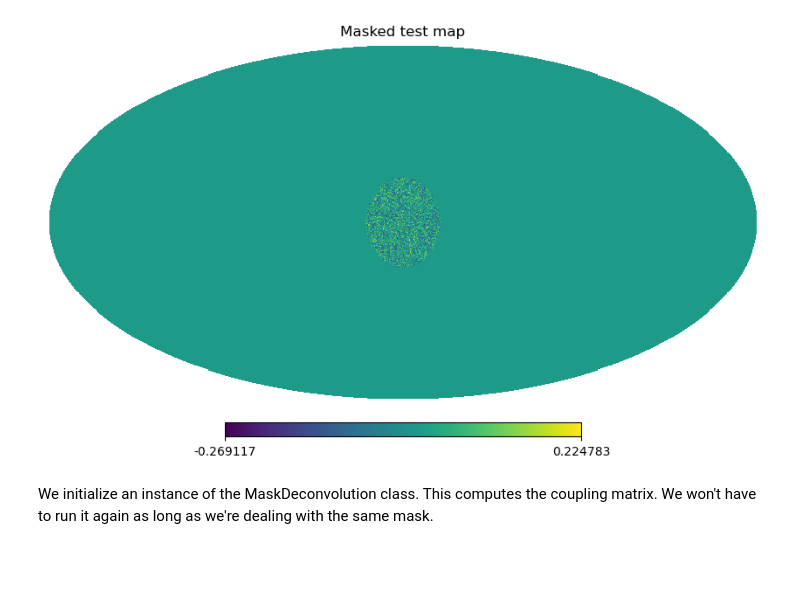
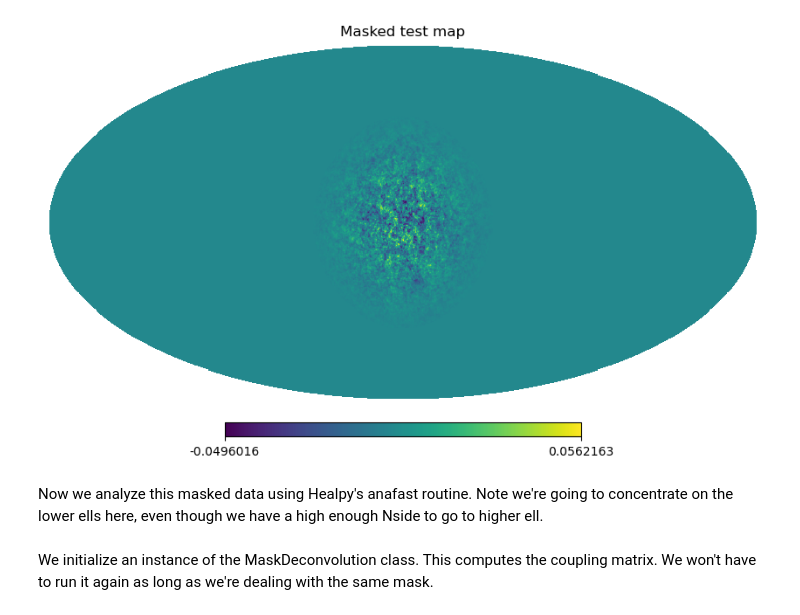
Before and after one commit to martinjameswhite/directsht, a Jupyter notebook: notebooks/mode_coupling_mat.ipynb, the cells around one changed output. Cells and saved outputs as stored; diff of their text form; code cells hidden in the pictures; blank space fills up the shorter version.

```diff
--- a/notebooks/mode_coupling_mat.ipynb
+++ b/notebooks/mode_coupling_mat.ipynb
@@ -16,7 +18,14 @@ Let's load a test, apodized mask
 # %%
-# This mask has a "C1" apodization on a scale of 2.5 degrees
-# It has an nside of 1024
-mask = np.loadtxt('../data/test_mask.txt')
-
+# Generate an apodized mask that is centered on x=1, y=z=0 and
+# has an nside of 512.
+nside = 512
+npix  = 12*nside**2
+th,ph = hp.pixelfunc.pix2ang(nside,np.arange(npix),lonlat=False)
+#
+x,y,z = np.sin(th)*np.cos(ph),np.sin(th)*np.sin(ph),np.cos(th)
+rad2  = ( (x-1)**2+y**2+z**2)/0.1
+mask  = np.exp(-0.5*rad2)
+mask[mask<0.05] = 0.0
+# and look at it.
 hp.mollview(mask)
 # %% [output]
@@ -26,13 +35,17 @@ Let's make some mock data
 # %%
-# Load a test CMB lensing angular power spectrum
-clkk = np.loadtxt('../data/clkk_lmax6000.txt')
-ells = np.arange(len(clkk))
-
+# Make a fiducial angular power spectrum to generate data
+# from.  We want this to be very "red" so that we can run
+# at reasonably low resolution without worrying about aliasing.
+lmax = 2000
+ell0 = 32
+ell1 = 512
+ells = np.arange(lmax)
+clkk = 1e-6*ell0/(ells+ell0)*(ell1/(ells+ell1))**6
 # Let's draw a realization of this field
-nside = 1024
-kmap = hp.synfast(clkk, nside=nside)
-masked_kmap = mask*kmap
-hp.mollview(masked_kmap, title="Masked test map")
+kmap = hp.synfast(clkk,nside=nside)
+hp.mollview(mask*kmap, title="Masked test map")
 # %% [output]
-[figure, old version]
+[figure, new version]
+# %% [markdown]
+Now we analyze this masked data using Healpy's anafast routine.  Note we're going to concentrate on the lower ells here, even though we have a high enough Nside to go to higher ell.
 # %%
```
Also changed, not shown: parts of 12 cells of this notebook.
